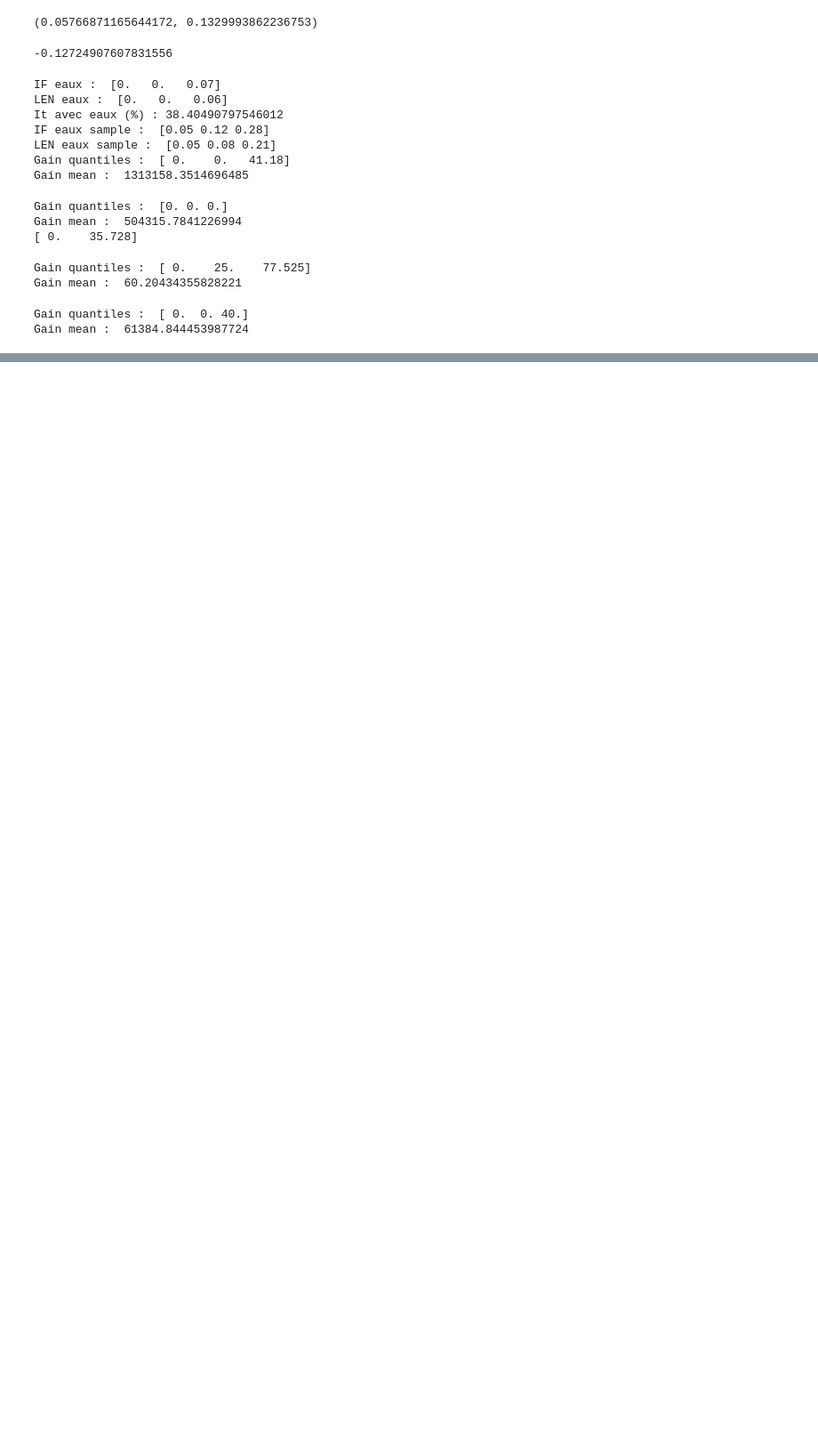
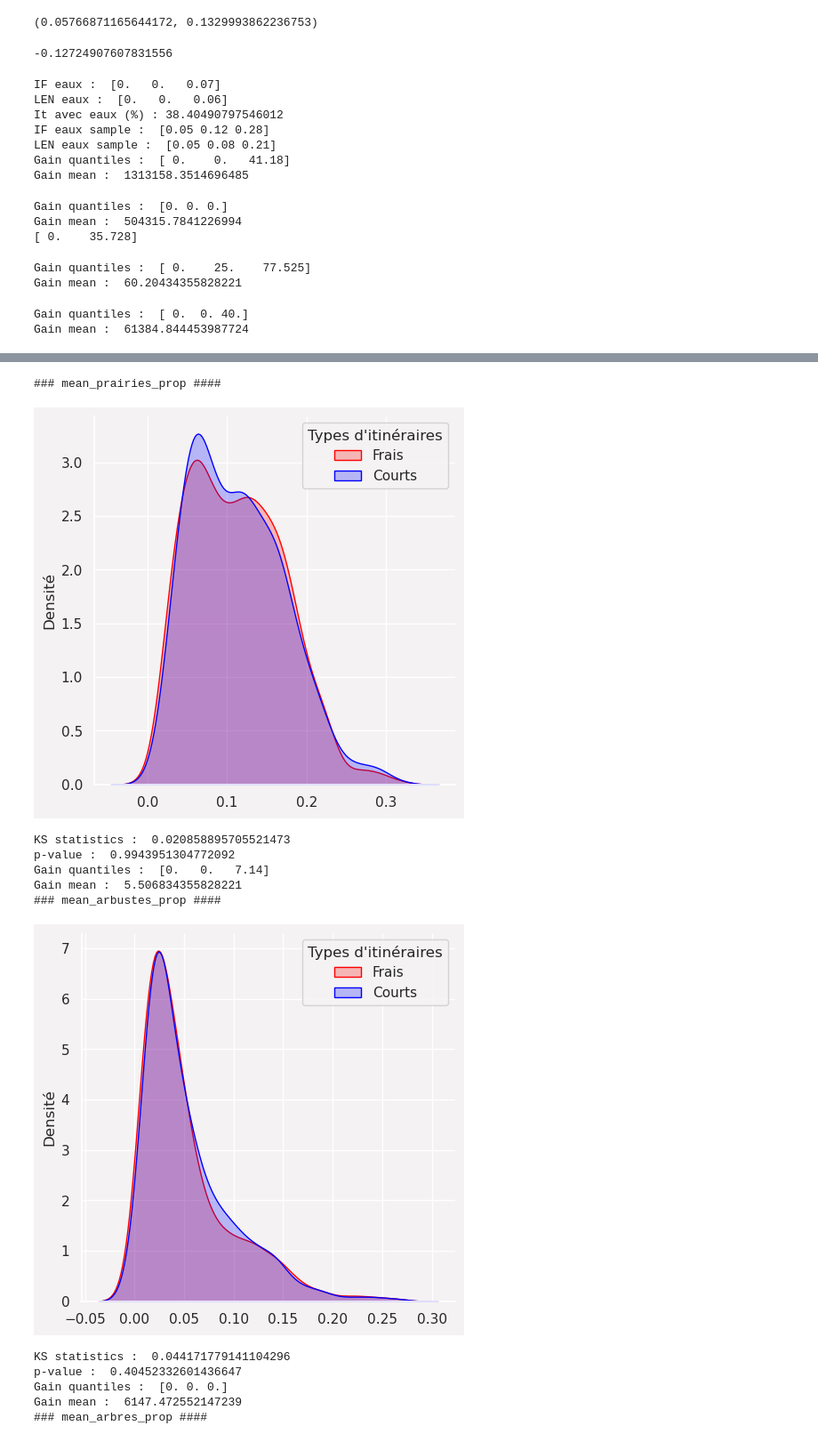
Before and after one commit to datagora-erasme/itineraire_fraicheur, a Jupyter notebook: backend/score_calculation_it/analyse_pipeline_new.ipynb, the cells around one changed output, grey strips where cells are left out. Shown at 89% size. Cells and saved outputs as stored; diff of their text form; code cells hidden in the pictures; blank space fills up the shorter version.

```diff
--- a/backend/score_calculation_it/analyse_pipeline_new.ipynb
+++ b/backend/score_calculation_it/analyse_pipeline_new.ipynb
@@ -1043,0 +1221,22 @@ Gain mean :  61384.844453987724
+# %%
+features = ["mean_prairies_prop", "mean_arbustes_prop", "mean_arbres_prop", "mean_C_wavg_scaled", "mean_eaux_prop", "mean_canop", "mean_ombres_13_prop"]
+for column in features:
+    print(f"### {column} #### ")
+    basic_stats_key("P1O8At2Ar10C6E7Ca8_test", column, hour=False, distinct_if_len=True)
+    ks_2samp_test_key("P1O8At2Ar10C6E7Ca8_test", column, hour=False)
+    d_cohen_key("P1O8At2Ar10C6E7Ca8_test", column, hour=False)
+    gain_compare_key("P1O8At2Ar10C6E7Ca8_test", column, hour=False)
+# %% [output]
+### mean_prairies_prop ####
+[figure, added]
+KS statistics :  0.020858895705521473
+p-value :  0.9943951304772092
+Gain quantiles :  [0.   0.   7.14]
+Gain mean :  5.506834355828221
+### mean_arbustes_prop ####
+[figure, added]
+KS statistics :  0.044171779141104296
+p-value :  0.40452332601436647
+Gain quantiles :  [0. 0. 0.]
+Gain mean :  6147.472552147239
+### mean_arbres_prop ####
```
Also changed, not shown: parts of 17 cells of this notebook, 7 other files.
